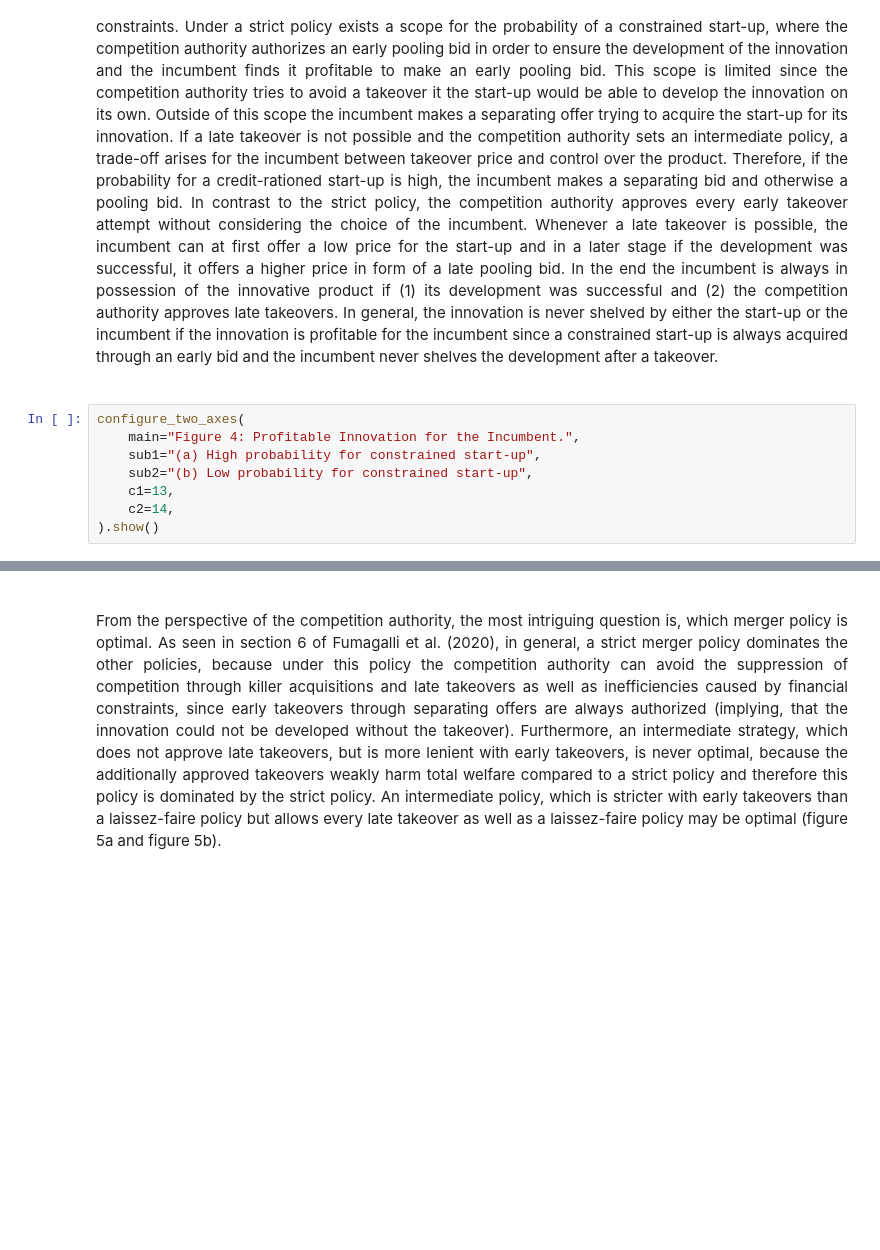
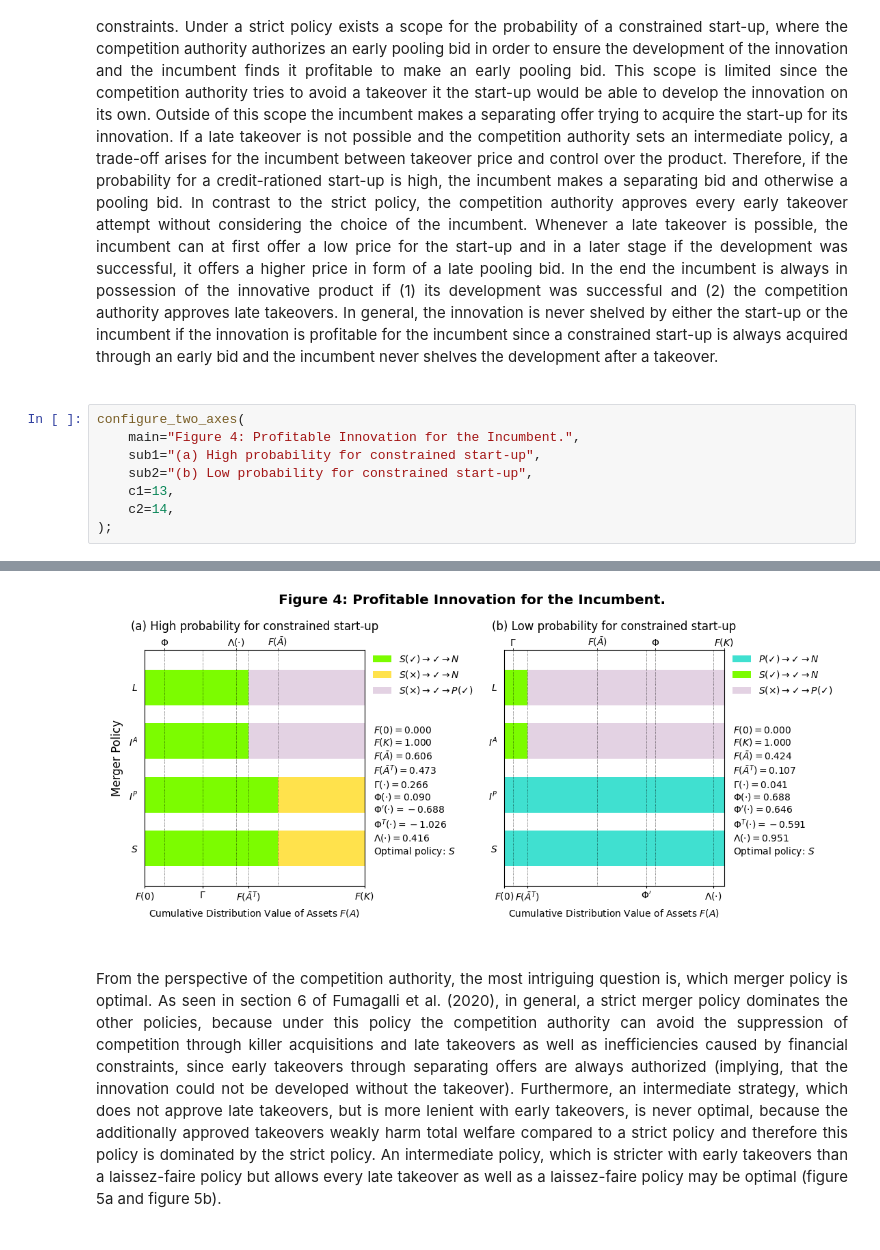
Before and after one commit to manuelbieri/Fumagalli_2020, a Jupyter notebook: Fumagalli_Motta_Tarantino_2020/Notebooks/Analysis.ipynb, the cells around one changed output, grey strips where cells are left out. Cells and saved outputs as stored; diff of their text form; blank space fills up the shorter version.

```diff
--- a/Fumagalli_Motta_Tarantino_2020/Notebooks/Analysis.ipynb
+++ b/Fumagalli_Motta_Tarantino_2020/Notebooks/Analysis.ipynb
@@ -263,5 +263,5 @@ configure_two_axes(
     sub2="(b) Low probability for constrained start-up",
     c1=13,
     c2=14,
-).show()
+);
 # %% [output]
@@ -269,3 +268,4 @@ configure_two_axes(
+[figure, added]
 # %% [markdown]
 <br>
 <div style="text-align: justify">
```
Also changed, not shown: parts of 12 cells of this notebook, 4 other files.
